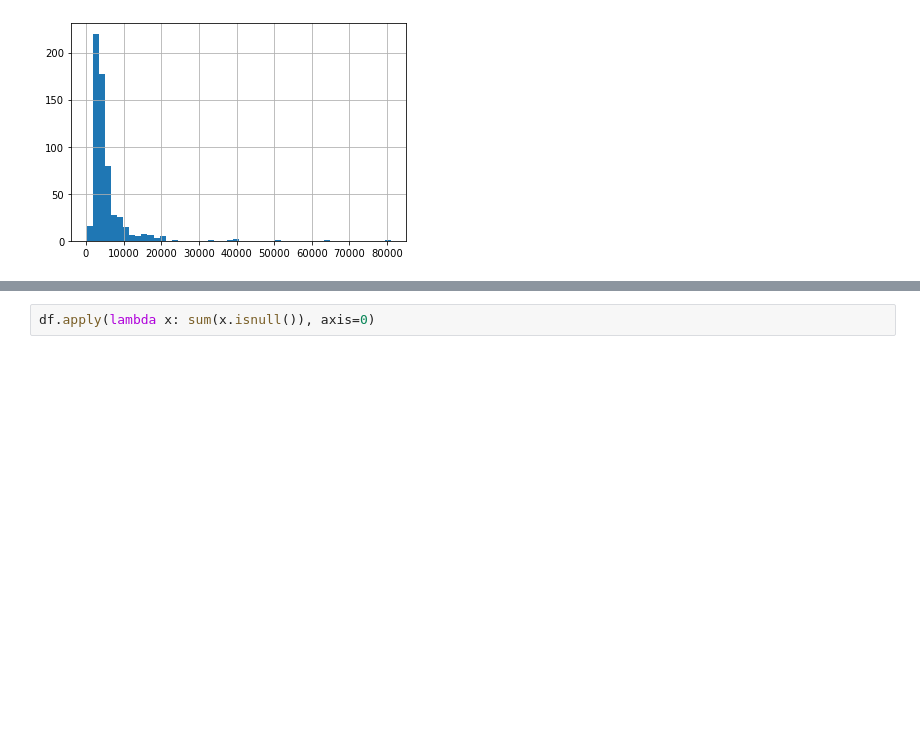
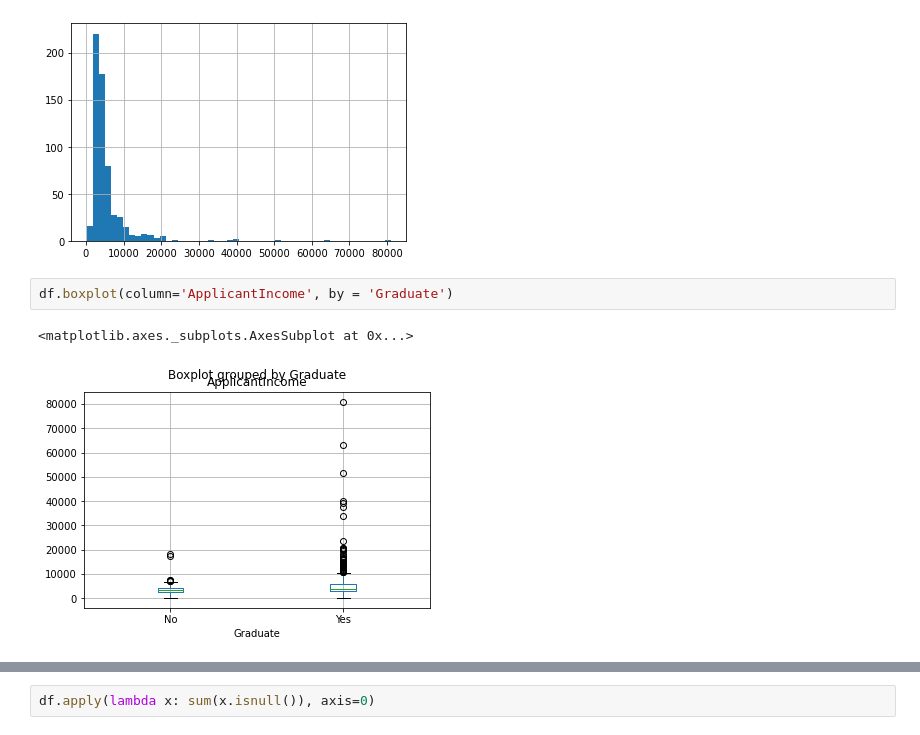
Before and after one commit to KMitzner9/Data_Science, a Jupyter notebook: myJupyterNotebooks/DS_Python_Video.ipynb, the cells around one changed output, grey strips where cells are left out. Saved outputs shown, nothing was run; the diff lists cells and outputs as text; blank space fills up the shorter version.

```diff
--- a/myJupyterNotebooks/DS_Python_Video.ipynb
+++ b/myJupyterNotebooks/DS_Python_Video.ipynb
@@ -36,3 +36,8 @@ df['ApplicantIncome'].hist(bins=50)
 # %% [output]
 <matplotlib.axes._subplots.AxesSubplot at 0x...>
 [figure]
+# %%
+df.boxplot(column='ApplicantIncome', by = 'Graduate')
+# %% [output]
+<matplotlib.axes._subplots.AxesSubplot at 0x...>
+[figure, added]
```
Also changed, not shown: parts of 9 cells of this notebook, 3 other files.
